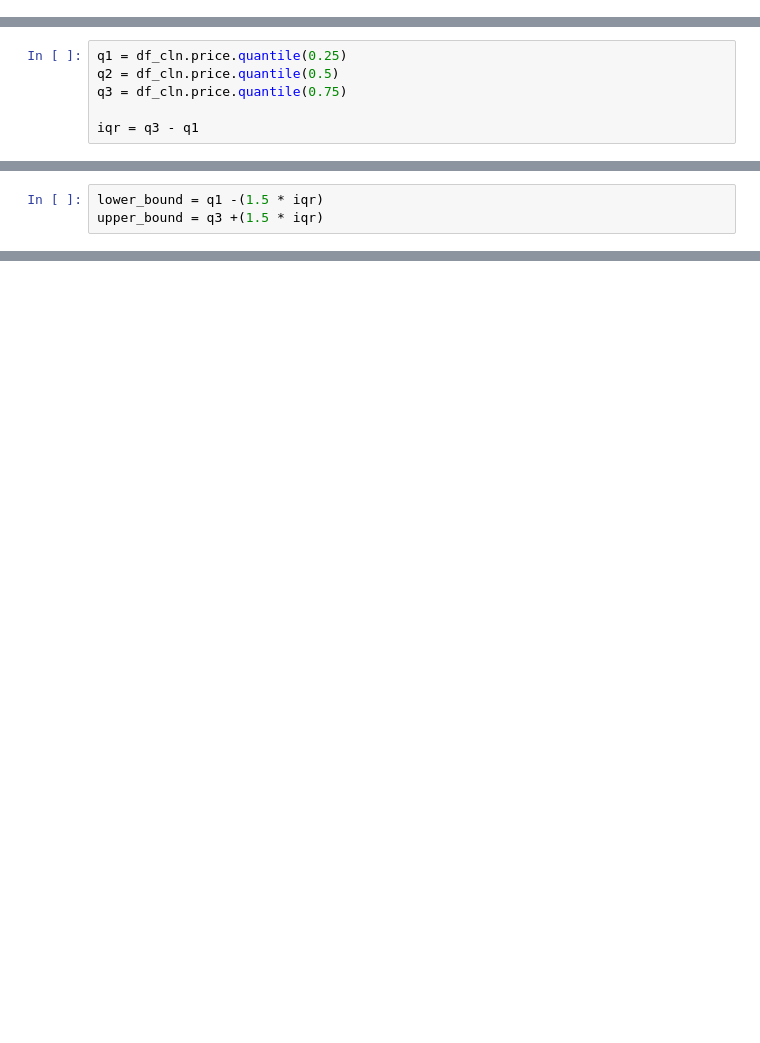
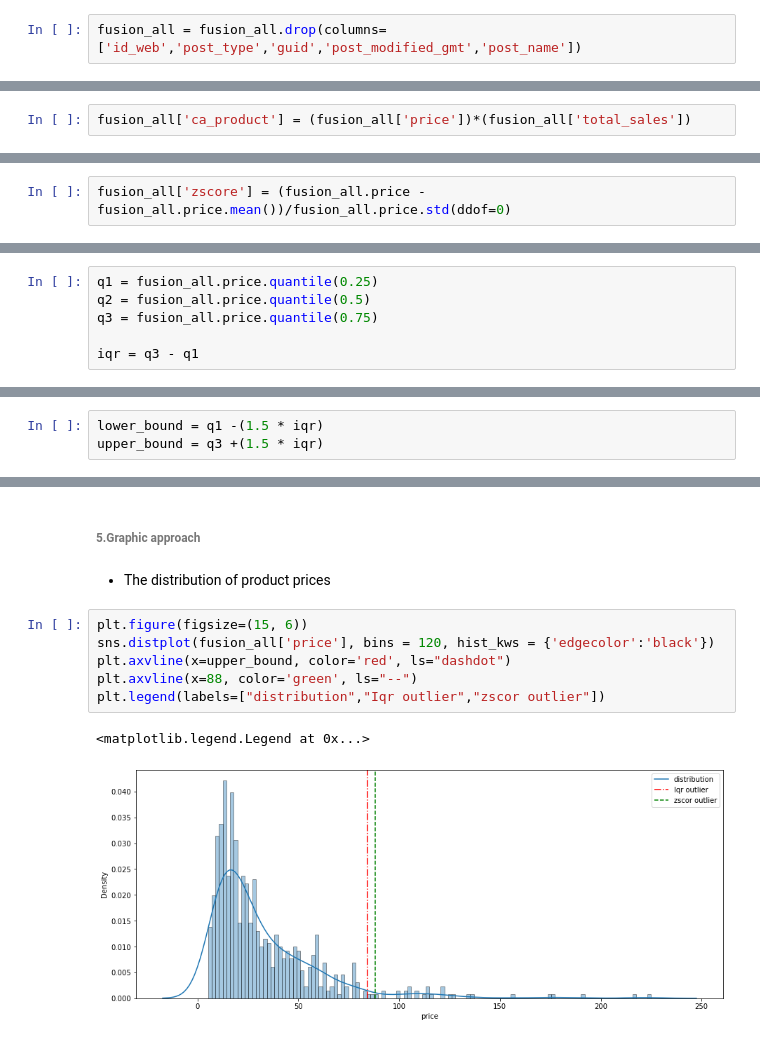
Before and after one commit to Asx11/wine-spirit, a Jupyter notebook: wine_spirit.ipynb, the cells around one changed output, grey strips where cells are left out. Saved outputs shown, nothing was run; the diff lists cells and outputs as text; blank space fills up the shorter version.

```diff
--- a/wine_spirit.ipynb
+++ b/wine_spirit.ipynb
@@ -156,0 +367,2 @@ outlier.sort_values('price', ascending = True, inplace = True, ignore_index = Tr
+# %%
+fusion_all = fusion_all.drop(columns=['id_web','post_type','guid','post_modified_gmt','post_name'])
@@ -156,0 +394,2 @@ outlier.sort_values('price', ascending = True, inplace = True, ignore_index = Tr
+# %%
+fusion_all['ca_product'] = (fusion_all['price'])*(fusion_all['total_sales'])
@@ -156,0 +430,2 @@ outlier.sort_values('price', ascending = True, inplace = True, ignore_index = Tr
+# %%
+fusion_all['zscore'] = (fusion_all.price - fusion_all.price.mean())/fusion_all.price.std(ddof=0)
@@ -159,7 +471,7 @@ outlier
 # %%
-q1 = df_cln.price.quantile(0.25)
-q2 = df_cln.price.quantile(0.5)
-q3 = df_cln.price.quantile(0.75)
+q1 = fusion_all.price.quantile(0.25)
+q2 = fusion_all.price.quantile(0.5)
+q3 = fusion_all.price.quantile(0.75)
 
 iqr = q3 - q1
 # %%
@@ -171,0 +519,13 @@ upper_bound
+# %% [markdown]
+###### 5.Graphic approach
+# %% [markdown]
+* The distribution of product prices
+# %%
+plt.figure(figsize=(15, 6))
+sns.distplot(fusion_all['price'], bins = 120, hist_kws = {'edgecolor':'black'})
+plt.axvline(x=upper_bound, color='red', ls="dashdot")
+plt.axvline(x=88, color='green', ls="--")
+plt.legend(labels=["distribution","Iqr outlier","zscor outlier"])
+# %% [output]
+<matplotlib.legend.Legend at 0x...>
+[figure, added]
```
Also changed, not shown: parts of 115 cells of this notebook.
